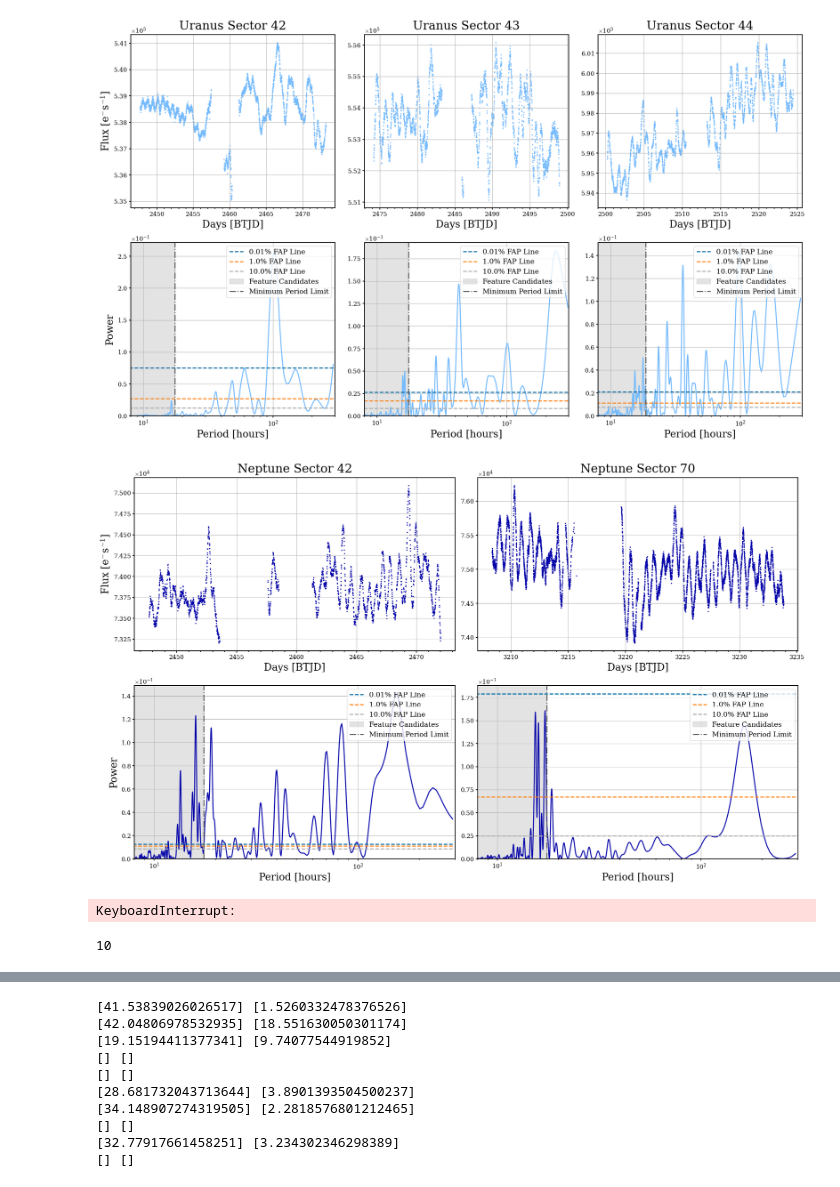
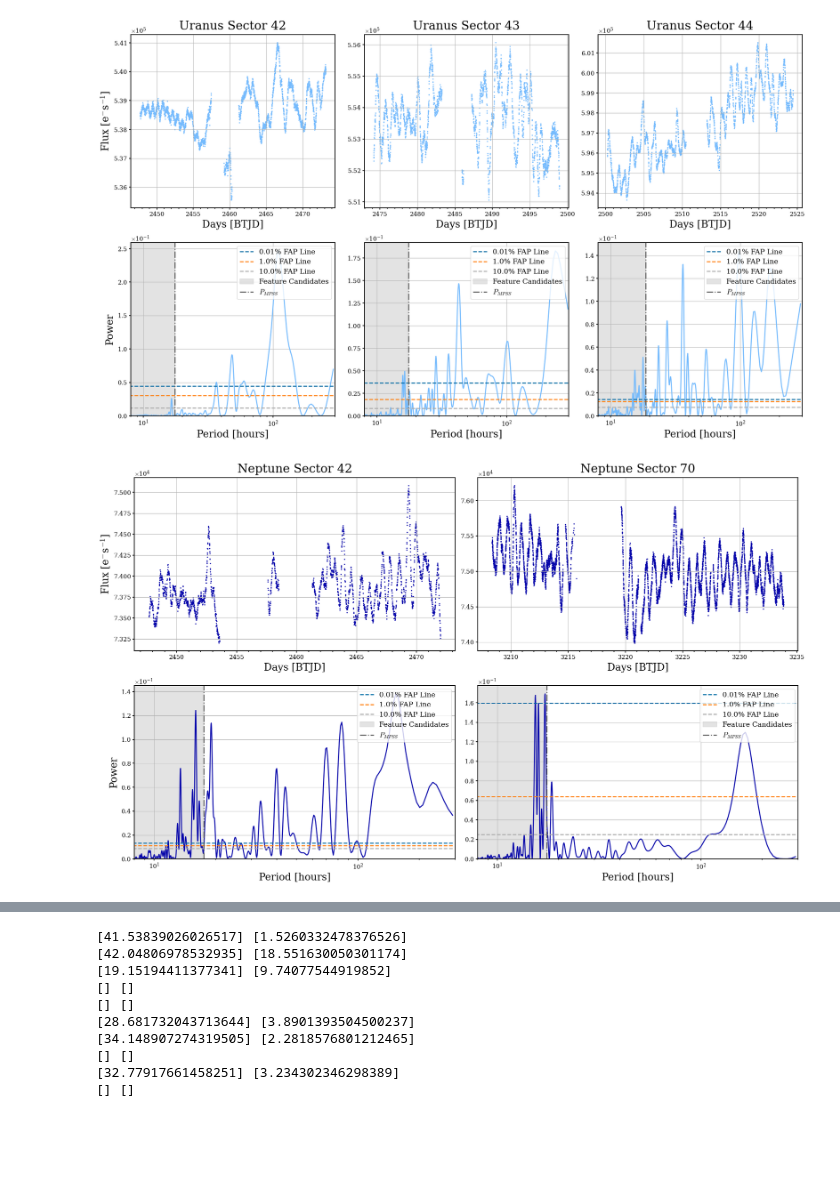
Before and after one commit to kenny-phan/tess-ice-giants, a Jupyter notebook: tess-ice-giants/frequency_analysis/figures.ipynb, the cells around one changed output, grey strips where cells are left out. Drawn from its saved outputs; the diff is of its cells as text; code cells hidden in the pictures; blank space fills up the shorter version.

```diff
--- a/tess-ice-giants/frequency_analysis/figures.ipynb
+++ b/tess-ice-giants/frequency_analysis/figures.ipynb
@@ -1,58 +1,37 @@
 # %%
 from figures import *
 from subsectors import *
+# %%
+root = '/home/ktp9/TESSNeptune24/tess-ice-giants/'
+data_dir = root + 'final_data/'
+## intitialize the list of sectors
+planet_sectors = ["u42", "u43", "u44", "n42", "n70"]
+sample_cadences = np.array([10/60, 10/60, 10/60, 10/60, (200/60)/60]) # in hours
+bps, pps = 40, 10
+bpps_dir = f'bps{bps}_pps{pps}/'
+supfigdir = root + "figures/supplementary/" + bpps_dir
+pubfigdir = root + "figures/publication/" + bpps_dir
 # %%
-# load in data
-root = "/home/ktp9/TESSNeptune24/tess-ice-giants/final_data/"
-
-## intitialize the list of sectors
-planet_sectors = ["u42", "u43", "u44", "n42", "n70"]
-
 light_curves = []
 periodograms = []
 
 for sector in planet_sectors:
-    light_curves.append(np.load(root + f"light_curves/{sector}_lcs.npz"))
-    periodograms.append(np.load(root + f"periodograms/{sector}_periodogram.npz"))
+    light_curves.append(np.load(data_dir + f"light_curves/{bpps_dir}/{sector}_lcs.npz"))
+    periodograms.append(np.load(data_dir + f"periodograms/{bpps_dir}/{sector}_periodogram.npz"))
 # %%
 from figures import plot_lightcurve_and_periodogram
 
-save_root = "/home/ktp9/TESSNeptune24/tess-ice-giants/figures/"
 plot_lightcurve_and_periodogram("Uranus",
                                 light_curves[0:3],
                                 periodograms[0:3],
                                 sector_list=[42, 43, 44],
-                                flux_string="orbit_corrected", xlim=[8,300], root=save_root)
+                                flux_string="orbit_corrected", xlim=[8,300], root=pubfigdir)
 plot_lightcurve_and_periodogram("Neptune",
                                 light_curves[3:5],
                                 periodograms[3:5],
                                 sector_list=[42, 70],
-                                flux_string="orbit_corrected", xlim=[8,300], root=save_root)
+                                flux_string="orbit_corrected", xlim=[8,300], root=pubfigdir)
 # %% [output]
-[figure, old version]
+[figure, new version]
-[figure, old version]
+[figure, new version]
-# %%
-from bootstrap import save_cluster
-
-periodogram_list = []
-bootstrap_list = []
-for sector in planet_sectors:
-    periodogram_list.append(np.load(root + "periodograms/" + f"{sector}_periodogram.npz"))
-    bootstrap_list.append(np.load(root + "bootstrap/" + f"{sector}_bootstrap.npz")["peak_periods"])
-
-save_cluster(periodogram_list,
-             bootstrap_list,
-             [f"{sector}" for sector in planet_sectors],
-             root + "long_term_clusters/",
-             eps_arr=[0.1, 0.1, 0.1, 0.1, 0.1], tolerance= 0.5,
-             n_cols=3, min_prominence_arr=[0.5, 0.5, 0.5, 0.4, 5],
-             plot=True)
-
-cluster_list = []
-for sector in planet_sectors:
-    cluster_list.append(np.load(root + "long_term_clusters/" + f"{sector}_clustered_peaks.npz", allow_pickle=True))
-for i, cluster in enumerate(cluster_list):
-    print(f"Sector {planet_sectors[i]}: {len(cluster['matched_means'])} clusters found.")
-# %% [output]
-KeyboardInterrupt:
 # %%
@@ -64,7 +43,3 @@ subpower = subsectors['subpower']
 subfap = subsectors['subfap']
 subpeaks = subsectors['subpeaks']
 subpeakfap = subsectors['subpeakfap']
-# %%
-print(len(subpeaks[1]))
-# %% [output]
-10
```
Also changed, not shown: parts of 8 cells of this notebook, 1 other file.
